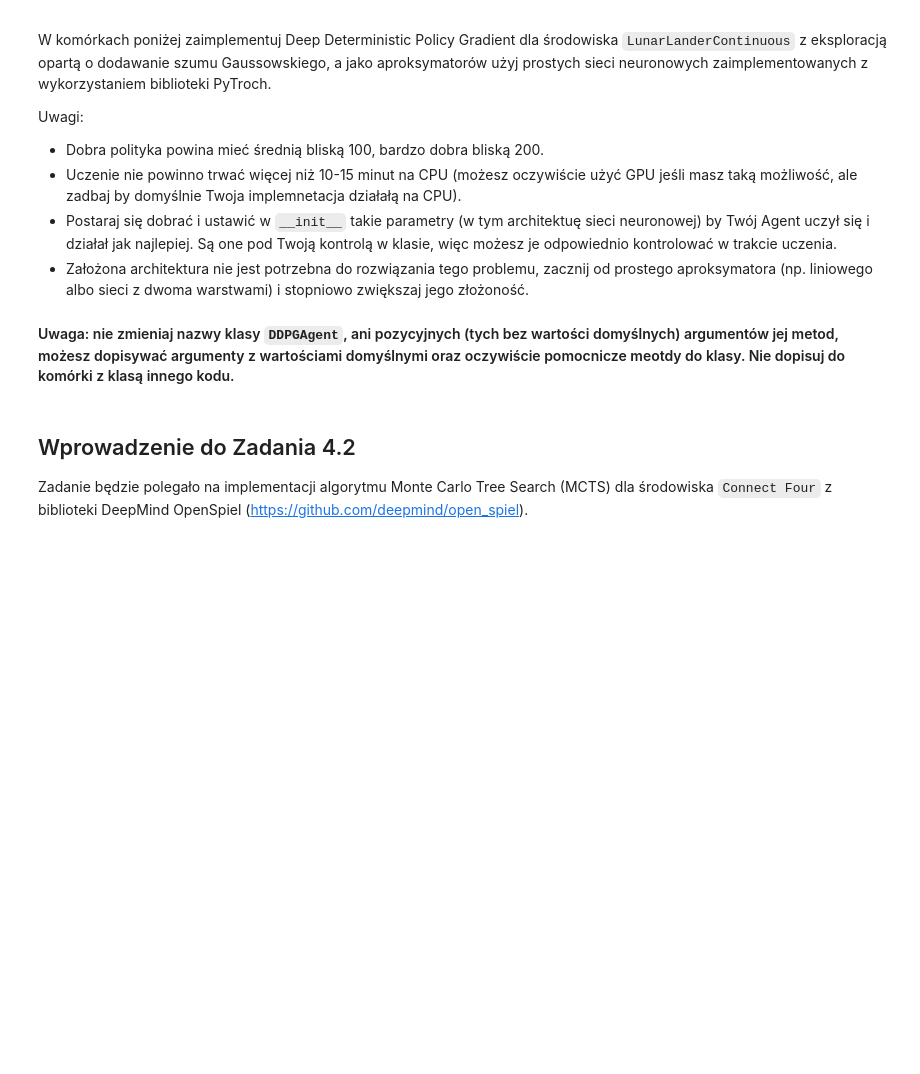
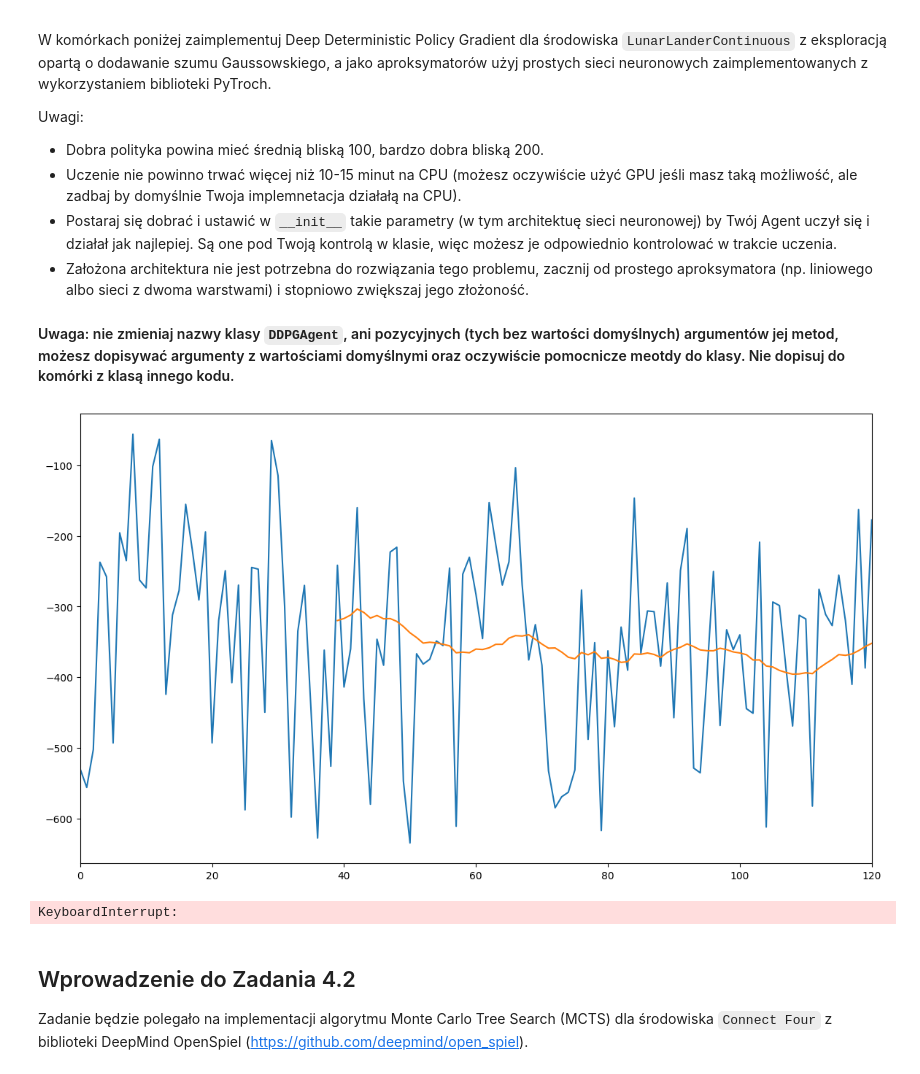
Before and after one commit to Mimikkk/2023-zimo, a Jupyter notebook: exercise-4-mcts/clear.ipynb, the cells around one changed output. Saved outputs shown, nothing was run; the diff lists cells and outputs as text; code cells hidden in the pictures; blank space fills up the shorter version.

```diff
--- a/exercise-4-mcts/clear.ipynb
+++ b/exercise-4-mcts/clear.ipynb
@@ -122,16 +159,3 @@ Uwagi:
 - Założona architektura nie jest potrzebna do rozwiązania tego problemu, zacznij od prostego aproksymatora (np. liniowego albo sieci z dwoma warstwami) i stopniowo zwiększaj jego złożoność.
 
 #### Uwaga: nie zmieniaj nazwy klasy `DDPGAgent`, ani pozycyjnych (tych bez wartości domyślnych) argumentów jej metod, możesz dopisywać argumenty z wartościami domyślnymi oraz oczywiście pomocnicze meotdy do klasy. Nie dopisuj do komórki z klasą innego kodu.
-# %%
-class DDPGAgent(Agent):
-    def __init__(self, env):
-        super().__init__(env)
-        # Zainicjalizuj tutaj swojego agenta
-
-    def process_transition(self, observation, action, reward, next_observation, done):
-        # Miejsce na Twoją implementację
-        raise NotImplementedError()
-
-    def get_action(self, observation, learning):
-        # Miejsce na Twoją implementację
-        raise NotImplementedError()
@@ -138,8 +340,11 @@ class DDPGAgent(Agent):
 # %%
 # Uczenie/testowania agenta
 env = gym.make("LunarLanderContinuous-v2")
 agent = DDPGAgent(env)
-rewards = run_agent_in_env(env, agent, 10000, learning=True, plot=True, plot_interval=250)
+rewards = run_agent_in_env(env, agent, 200, learning=True, plot=True, plot_interval=20)
+# %% [output]
+[figure, added]
+KeyboardInterrupt:
 # %% [markdown]
 ## Wprowadzenie do Zadania 4.2
 
```
Also changed, not shown: parts of 17 cells of this notebook.
